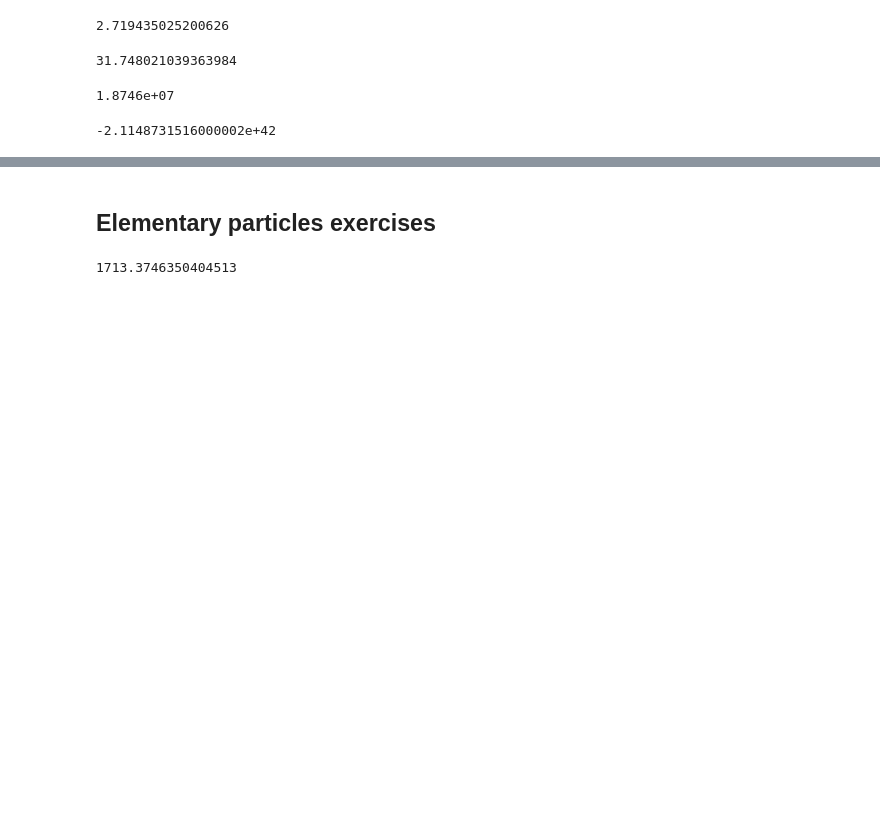
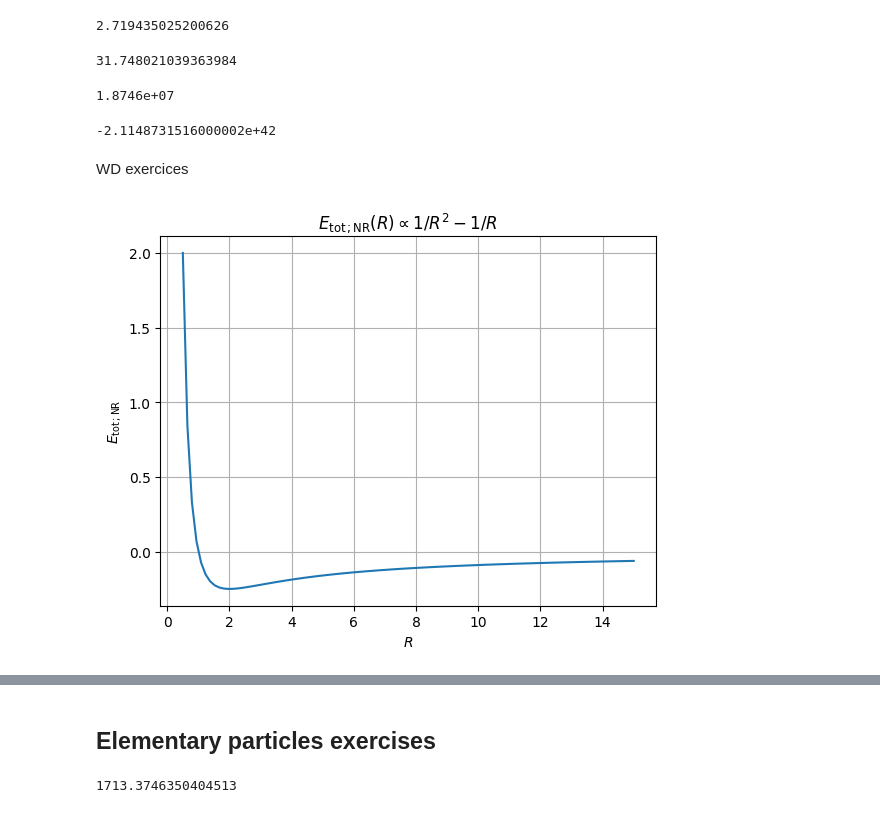
Before and after one commit to nivies/gw-waveform-dl-models, a Jupyter notebook: notebook.ipynb, the cells around one changed output, grey strips where cells are left out. Cells and saved outputs as stored; diff of their text form; code cells hidden in the pictures; blank space fills up the shorter version.

```diff
--- a/notebook.ipynb
+++ b/notebook.ipynb
@@ -1715,3 +2229,19 @@ omega_f = omega_0 + 1.15e55*erg_mev*j_erg
 omega_f
 # %% [output]
 -2.1148731516000002e+42
+# %% [markdown]
+WD exercices
+# %%
+import numpy as np
+import matplotlib.pyplot as plt
+
+r = np.linspace(0.5, 15, 100)
+f = 1/(r**2)-1/r
+
+plt.plot(r, f)
+plt.title("$E_{\\rm{tot\,;NR}}(R) \propto 1/R^2-1/R$")
+plt.xlabel("$R$")
+plt.ylabel("$E_{\\rm{tot\,;NR}}$")
+plt.grid()
+# %% [output]
+[figure, added]
```
Also changed, not shown: parts of 54 cells of this notebook, 12 other files.
